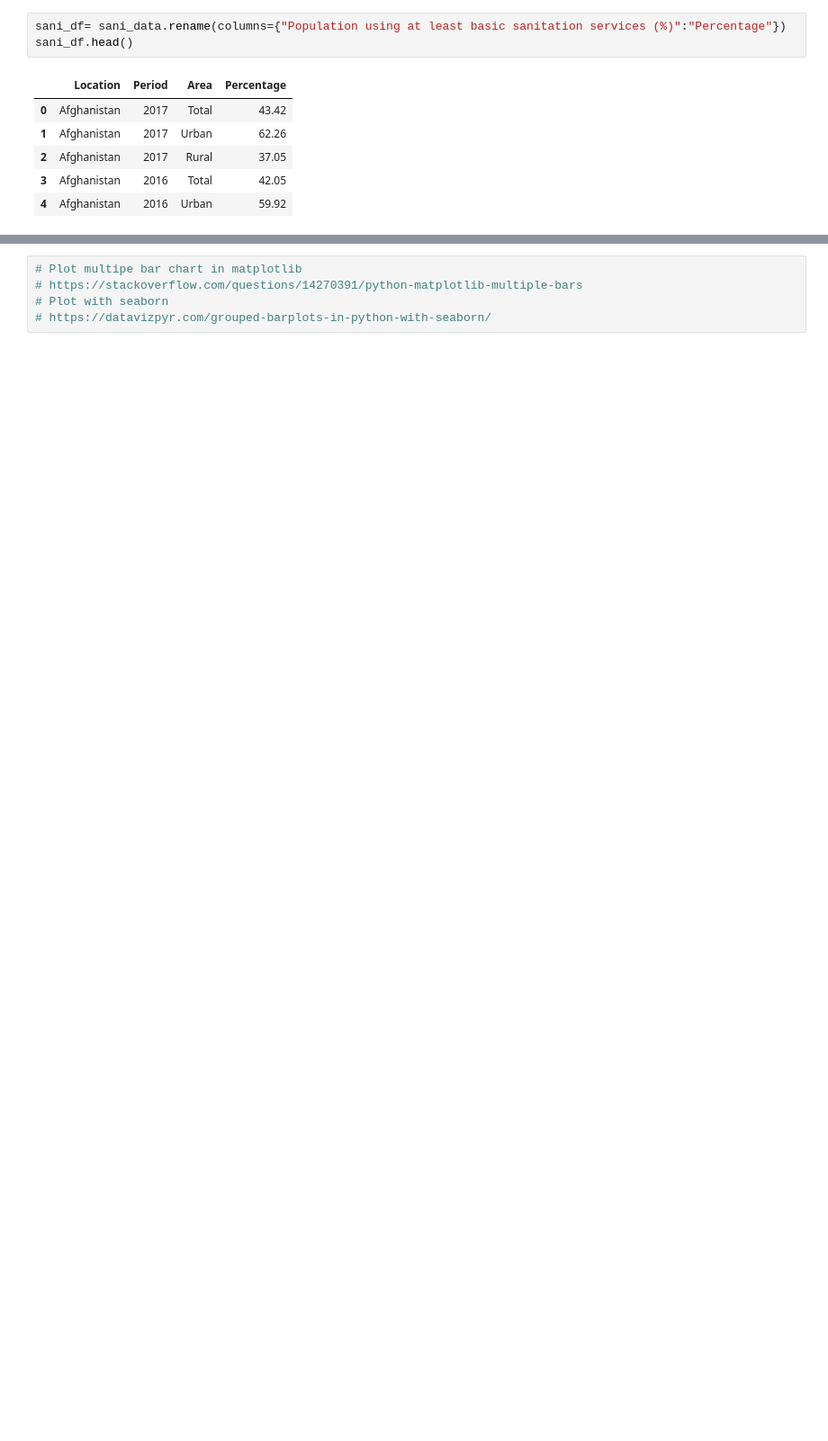
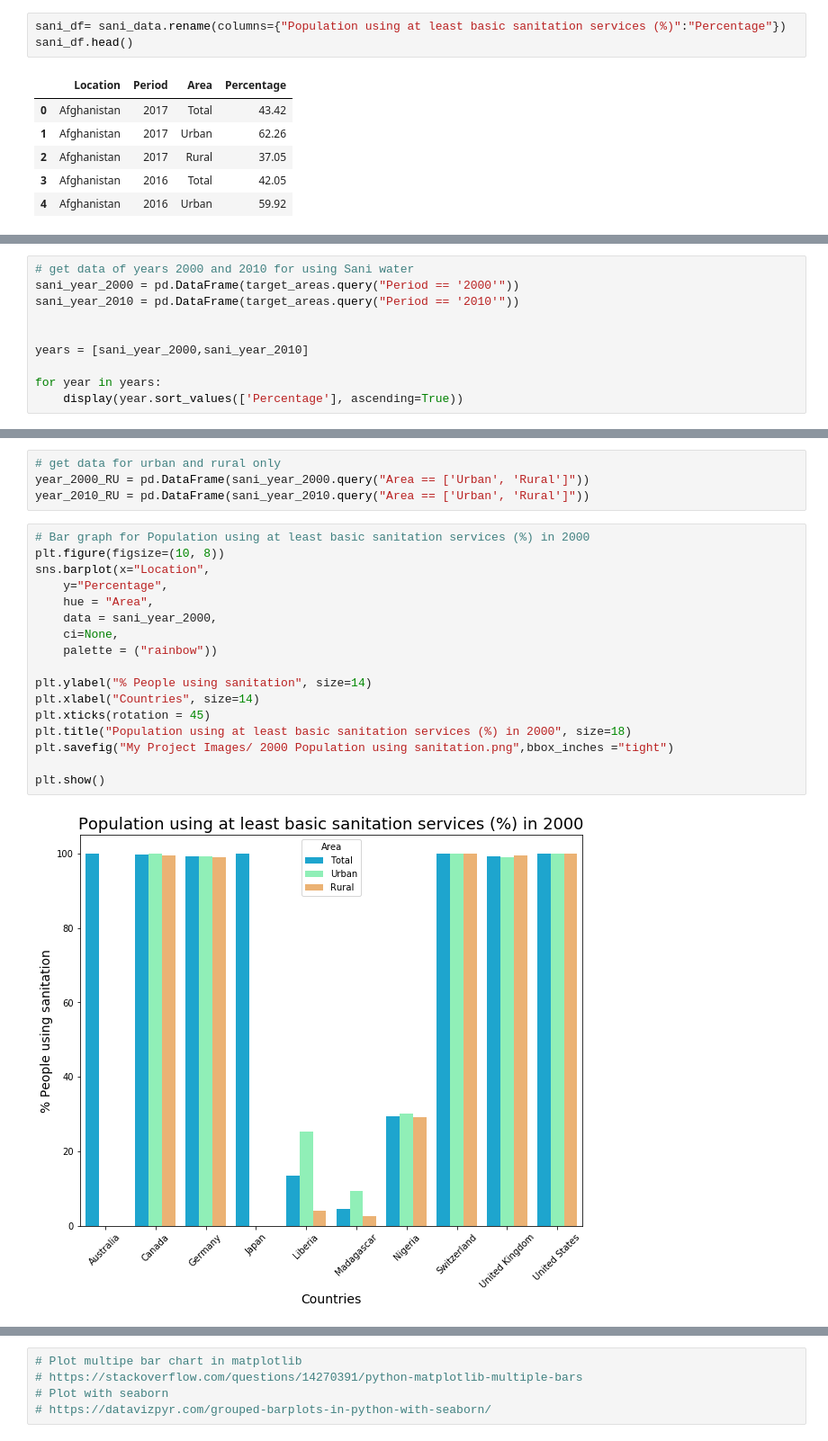
Before and after one commit to elstan-tmk/Life_expectancy_project, a Jupyter notebook: project_final.ipynb, the cells around one changed output, grey strips where cells are left out. Shown at 90% size. Drawn from its saved outputs; the diff is of its cells as text; blank space fills up the shorter version.

```diff
--- a/project_final.ipynb
+++ b/project_final.ipynb
@@ -446,0 +527,10 @@ sani_df.head()
+# %%
+# get data of years 2000 and 2010 for using Sani water
+sani_year_2000 = pd.DataFrame(target_areas.query("Period == '2000'"))
+sani_year_2010 = pd.DataFrame(target_areas.query("Period == '2010'"))
+
+
+years = [sani_year_2000,sani_year_2010]
+
+for year in years:
+    display(year.sort_values(['Percentage'], ascending=True))
@@ -446,0 +572,23 @@ sani_df.head()
+# %%
+# get data for urban and rural only
+year_2000_RU = pd.DataFrame(sani_year_2000.query("Area == ['Urban', 'Rural']"))
+year_2010_RU = pd.DataFrame(sani_year_2010.query("Area == ['Urban', 'Rural']"))
+# %%
+# Bar graph for Population using at least basic sanitation services (%) in 2000
+plt.figure(figsize=(10, 8))
+sns.barplot(x="Location",
+    y="Percentage",
+    hue = "Area",
+    data = sani_year_2000,
+    ci=None,
+    palette = ("rainbow"))
+
+plt.ylabel("% People using sanitation", size=14)
+plt.xlabel("Countries", size=14)
+plt.xticks(rotation = 45)
+plt.title("Population using at least basic sanitation services (%) in 2000", size=18)
+plt.savefig("My Project Images/ 2000 Population using sanitation.png",bbox_inches ="tight")
+
+plt.show()
+# %% [output]
+[figure, added]
```
Also changed, not shown: parts of 14 cells of this notebook, 5 other files.
